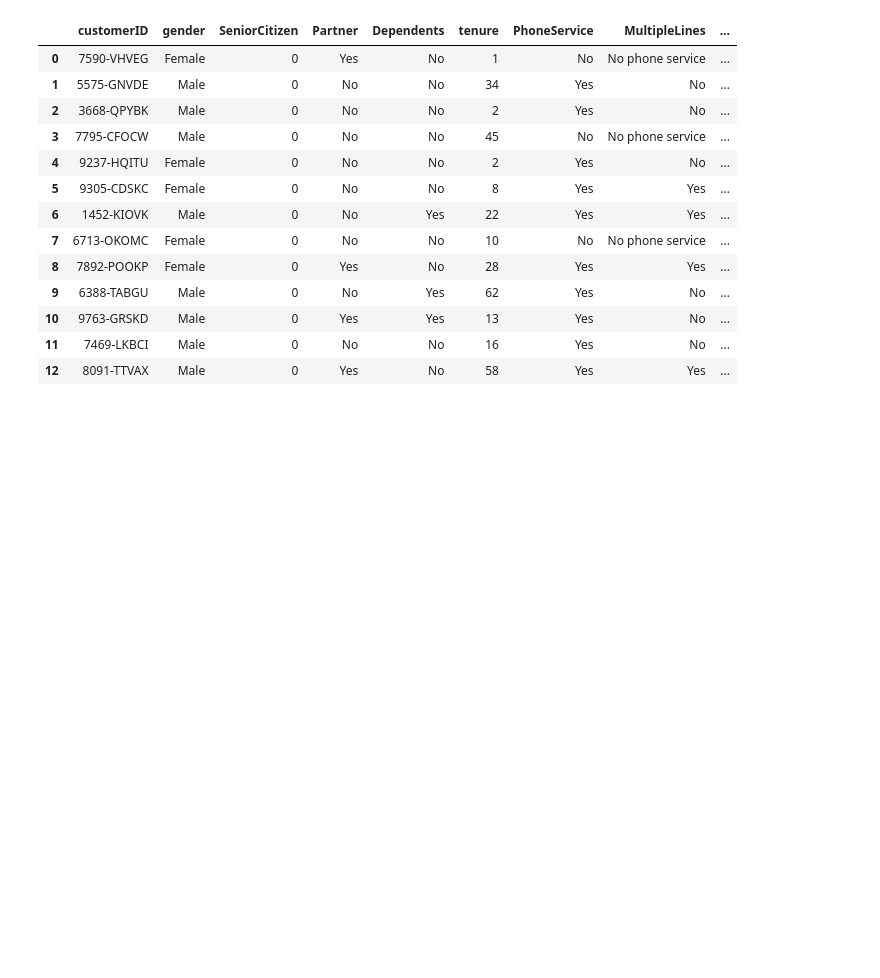
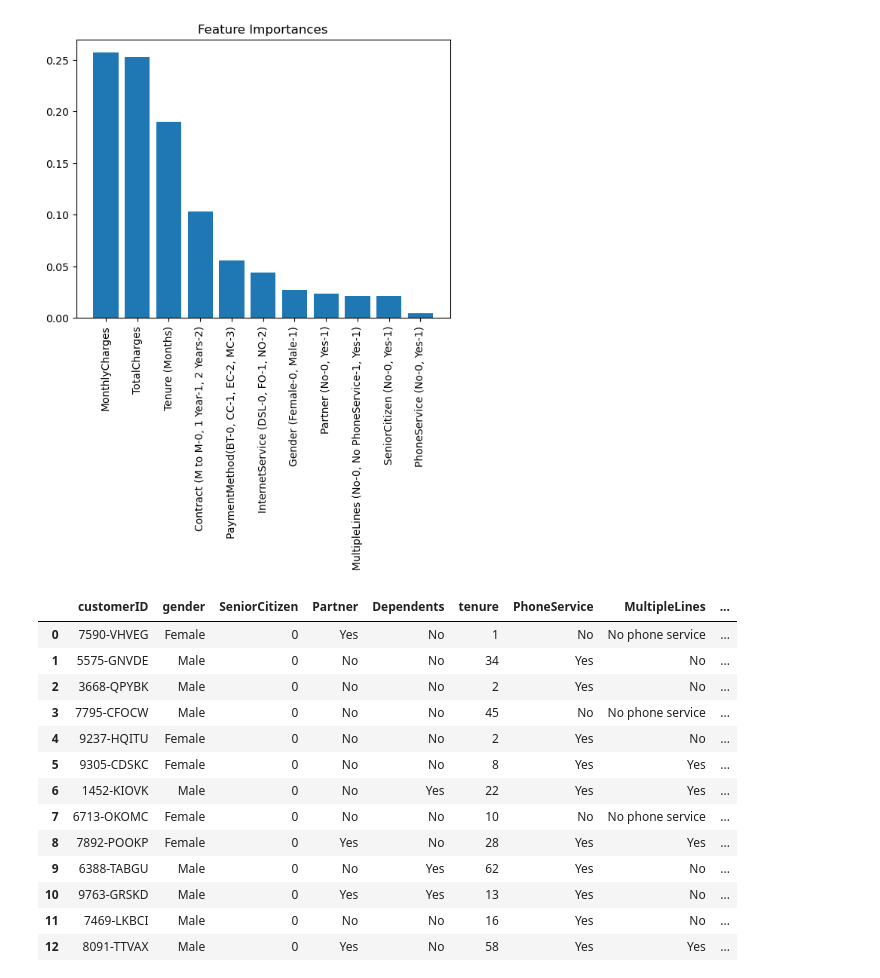
Before and after one commit to rickashb/BigDataAnalytics, a Jupyter notebook: bigdproject.ipynb, the cells around one changed output. Cells and saved outputs as stored; diff of their text form; code cells hidden in the pictures; blank space fills up the shorter version.

Commit message:
random forest

```diff
--- a/bigdproject.ipynb
+++ b/bigdproject.ipynb
@@ -6,3 +15,27 @@ from sklearn.preprocessing import OneHotEncoder
+# %%
+# separate the features (X) from the target variable (y)
+X = df.drop('Churn (No-0, Yes-1)', axis=1)
+y = df['Churn (No-0, Yes-1)']
+
+# create a random forest classifier with 100 trees
+rf = RandomForestClassifier(n_estimators=100, random_state=42)
+
+# fit the model to the data
+rf.fit(X, y)
+
+# get the feature importances
+importances = rf.feature_importances_
+
+# sort the feature importances in descending order
+indices = importances.argsort()[::-1]
+
+# plot the feature importances as a bar chart
+plt.bar(range(X.shape[1]), importances[indices])
+plt.xticks(range(X.shape[1]), X.columns[indices], rotation=90)
+plt.title('Feature Importances')
+plt.show()
+# %% [output]
+[figure, added]
 # %%
 df = pd.read_csv('Telco-Customer-Churn Dataset.csv')
 # %%
```
Also changed, not shown: parts of 3 cells of this notebook.
